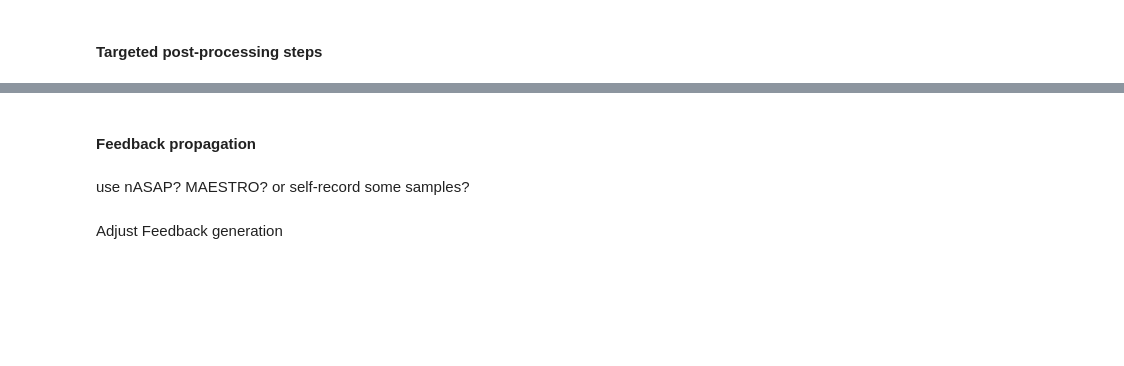
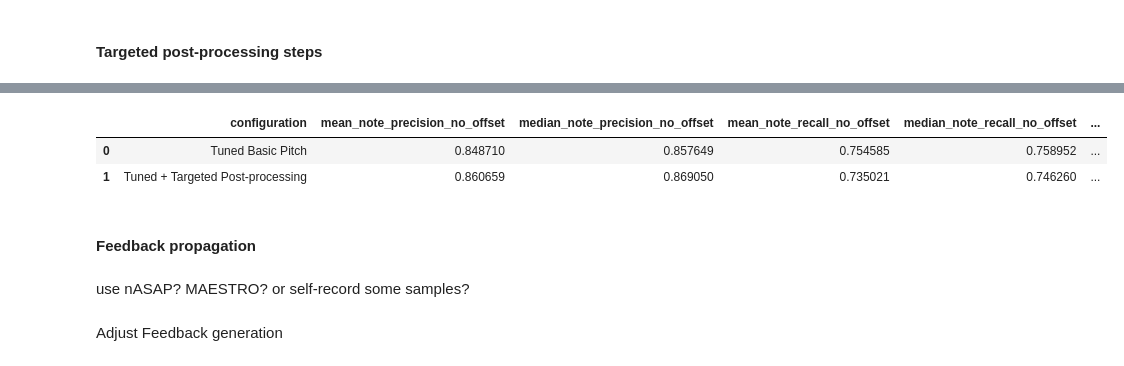
Before and after one commit to lambda-feedback/compareMusic, a Jupyter notebook: notebooks/AMT_Basic_Pitch.ipynb, the cells around one changed output, grey strips where cells are left out. Drawn from its saved outputs; the diff is of its cells as text; code cells hidden in the pictures; blank space fills up the shorter version.

Commit message:
try some specific processing steps

```diff
--- a/notebooks/AMT_Basic_Pitch.ipynb
+++ b/notebooks/AMT_Basic_Pitch.ipynb
@@ -1365,0 +1459,12 @@ def compare_before_after_postprocessing(sample_id, postprocess_fn):
+# %%
+def postprocess_predictions(notes):
+
+    processed_notes = remove_leading_extra_notes(notes)
+
+    processed_notes = merge_same_pitch_notes(
+        processed_notes,
+        max_gap_seconds=0.05,
+        max_fragment_duration=0.15,
+    )
+
+    return processed_notes
@@ -1366,3 +1514,17 @@ def compare_before_after_postprocessing(sample_id, postprocess_fn):
+# %%
+part2_comparison = pd.DataFrame([
+    comparison_row("Tuned Basic Pitch", train_tuned_df),
+    comparison_row(
+        "Tuned + Targeted Post-processing",
+        train_postprocessed_df,
+    ),
+])
+
+part2_comparison
+# %% [output]
+|  | configuration | mean_note_precision_no_offset | median_note_precision_no_offset | mean_note_recall_no_offset | median_note_recall_no_offset | ... |
+| 0 | Tuned Basic Pitch | 0.848710 | 0.857649 | 0.754585 | 0.758952 | ... |
+| 1 | Tuned + Targeted Post-processing | 0.860659 | 0.869050 | 0.735021 | 0.746260 | ... |
 # %% [markdown]
 #### Feedback propagation
 # %% [markdown]
```
Also changed, not shown: parts of 6 cells of this notebook.
